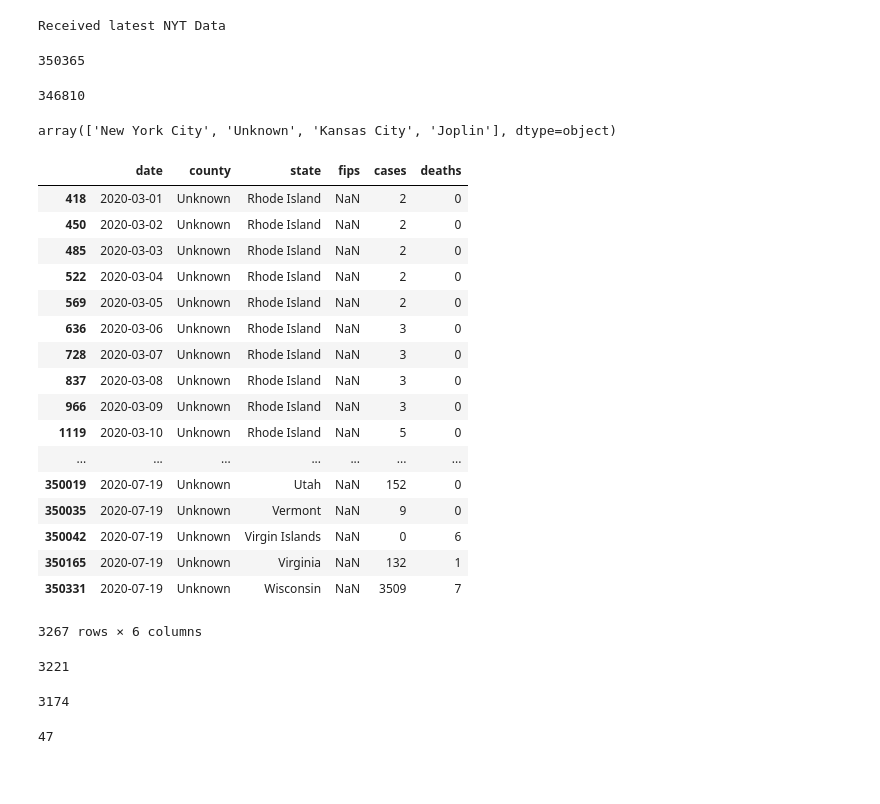
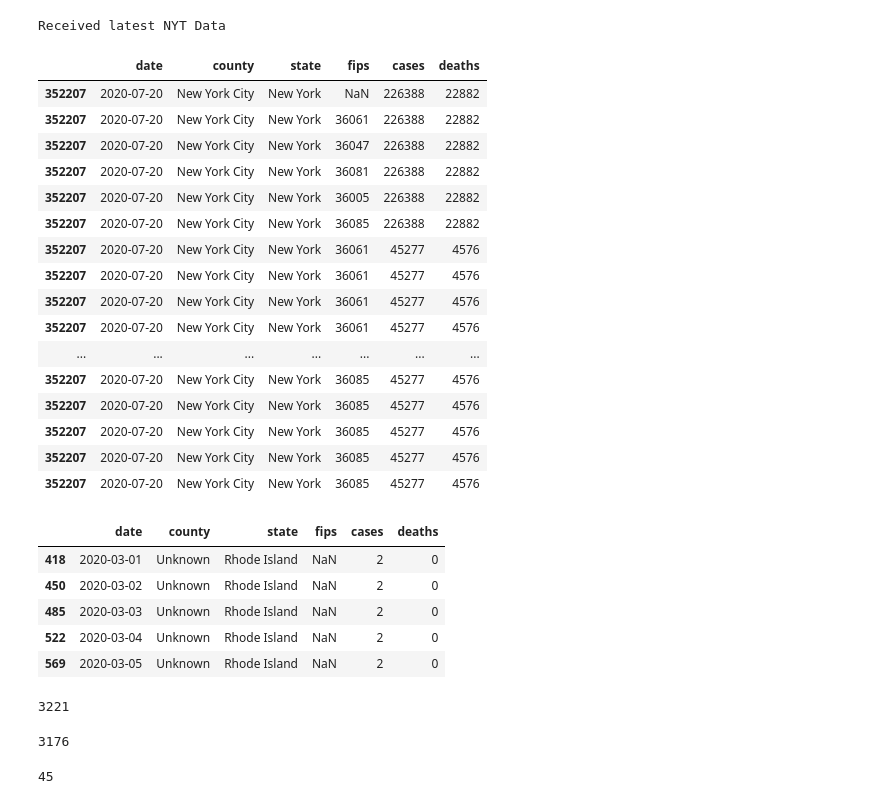
Before and after one commit to mdhwang/United-States-of-Covid, a Jupyter notebook: QA Test.ipynb, the cells around one changed output. Cells and saved outputs as stored; diff of their text form; code cells hidden in the pictures; blank space fills up the shorter version.

```diff
--- a/QA Test.ipynb
+++ b/QA Test.ipynb
@@ -14,39 +14,47 @@ state_data = pd.read_csv(states_url,dtype={"fips": str})
 print("Received latest NYT Data")
 # %% [output]
 Received latest NYT Data
-# %%
-len(county)
-# %% [output]
-350365
-# %%
-len(county.dropna())
-# %% [output]
-346810
-# %%
-county[county.fips.isna()].county.unique()
-# %% [output]
-array(['New York City', 'Unknown', 'Kansas City', 'Joplin'], dtype=object)
+# %%
+blank = county_data[county_data.county == "New York City"].copy()
+
+burrs = [36061, 36047, 36081, 36005, 36085]
+nyc_pop = 8400000
+for each in burrs:
+    test = blank.copy()
+    test.fips = each
+    test.cases = test.cases.apply(lambda x: int(x/5))
+    test.deaths = test.deaths.apply(lambda x: int(x/5))
+
+    county_data = county_data.append(test)
+# %%
+county_data[county_data.county == "New York City"].query("date=={}".format("'" + latestDate + "'"))
+# %% [output]
+|  | date | county | state | fips | cases | deaths |
+| 352207 | 2020-07-20 | New York City | New York | NaN | 226388 | 22882 |
+| 352207 | 2020-07-20 | New York City | New York | 36061 | 226388 | 22882 |
+| 352207 | 2020-07-20 | New York City | New York | 36047 | 226388 | 22882 |
+| 352207 | 2020-07-20 | New York City | New York | 36081 | 226388 | 22882 |
+| 352207 | 2020-07-20 | New York City | New York | 36005 | 226388 | 22882 |
+| 352207 | 2020-07-20 | New York City | New York | 36085 | 226388 | 22882 |
+| 352207 | 2020-07-20 | New York City | New York | 36061 | 45277 | 4576 |
+| 352207 | 2020-07-20 | New York City | New York | 36061 | 45277 | 4576 |
+| 352207 | 2020-07-20 | New York City | New York | 36061 | 45277 | 4576 |
+| 352207 | 2020-07-20 | New York City | New York | 36061 | 45277 | 4576 |
+| ... | ... | ... | ... | ... | ... | ... |
+| 352207 | 2020-07-20 | New York City | New York | 36085 | 45277 | 4576 |
+| 352207 | 2020-07-20 | New York City | New York | 36085 | 45277 | 4576 |
+| 352207 | 2020-07-20 | New York City | New York | 36085 | 45277 | 4576 |
+| 352207 | 2020-07-20 | New York City | New York | 36085 | 45277 | 4576 |
+| 352207 | 2020-07-20 | New York City | New York | 36085 | 45277 | 4576 |
 # %%
-county[county.fips.isna()][county.county == "Unknown"]
+county_data[county_data.fips.isna()][county_data.county == "Unknown"].head()
 # %% [output]
 |  | date | county | state | fips | cases | deaths |
 | 418 | 2020-03-01 | Unknown | Rhode Island | NaN | 2 | 0 |
 | 450 | 2020-03-02 | Unknown | Rhode Island | NaN | 2 | 0 |
 | 485 | 2020-03-03 | Unknown | Rhode Island | NaN | 2 | 0 |
 | 522 | 2020-03-04 | Unknown | Rhode Island | NaN | 2 | 0 |
 | 569 | 2020-03-05 | Unknown | Rhode Island | NaN | 2 | 0 |
-| 636 | 2020-03-06 | Unknown | Rhode Island | NaN | 3 | 0 |
-| 728 | 2020-03-07 | Unknown | Rhode Island | NaN | 3 | 0 |
-| 837 | 2020-03-08 | Unknown | Rhode Island | NaN | 3 | 0 |
-| 966 | 2020-03-09 | Unknown | Rhode Island | NaN | 3 | 0 |
-| 1119 | 2020-03-10 | Unknown | Rhode Island | NaN | 5 | 0 |
-| ... | ... | ... | ... | ... | ... | ... |
-| 350019 | 2020-07-19 | Unknown | Utah | NaN | 152 | 0 |
-| 350035 | 2020-07-19 | Unknown | Vermont | NaN | 9 | 0 |
-| 350042 | 2020-07-19 | Unknown | Virgin Islands | NaN | 0 | 6 |
-| 350165 | 2020-07-19 | Unknown | Virginia | NaN | 132 | 1 |
-| 350331 | 2020-07-19 | Unknown | Wisconsin | NaN | 3509 | 7 |
-3267 rows × 6 columns
 # %%
 fips = pd.DataFrame(counties['features'])
 # %%
@@ -54,13 +62,13 @@ len(fips.id)
 # %% [output]
 3221
 # %%
-county.fips.nunique()
+county_data.fips.nunique()
 # %% [output]
-3174
+3176
 # %%
-3221-3174
+3221-3176
 # %% [output]
-47
+45
 # %%
 # CALCULATED VALUES
 
```
Also changed, not shown: parts of 19 cells of this notebook, 1 other file.
